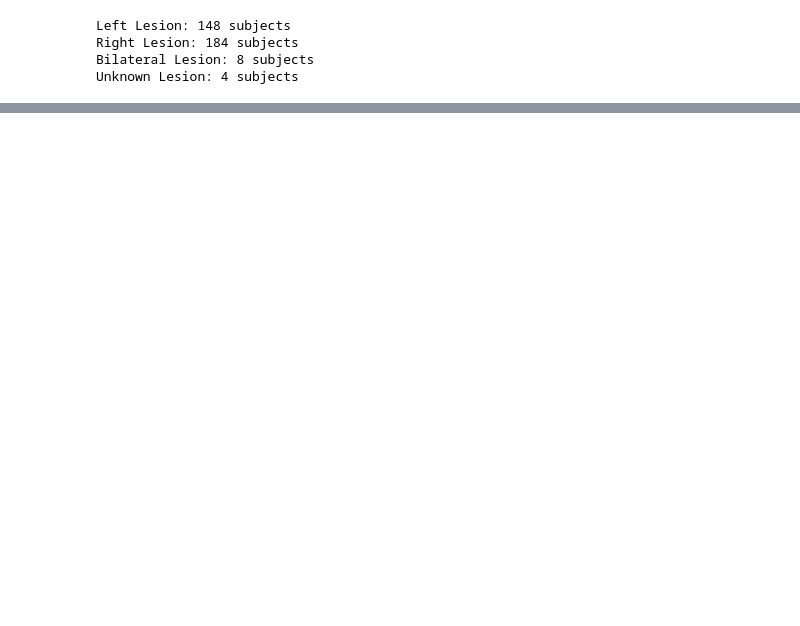
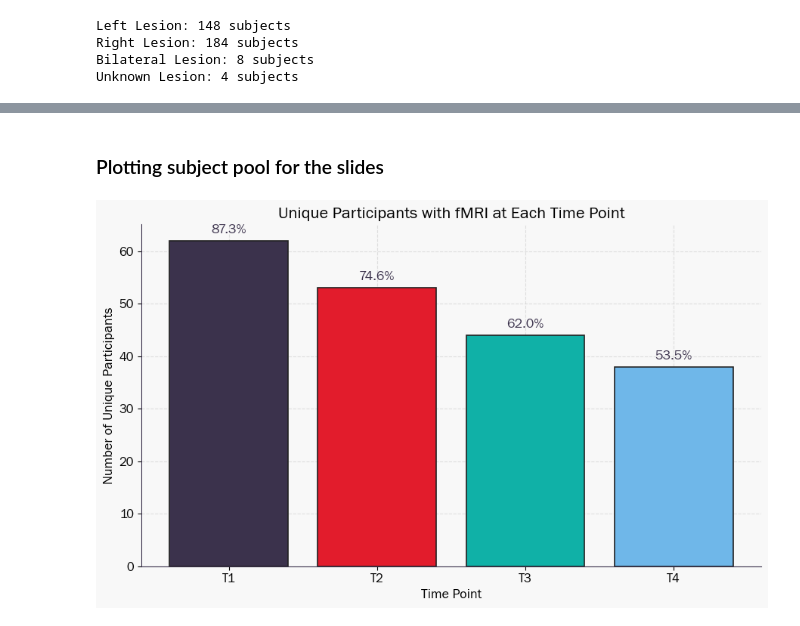
Before and after one commit to maylismlr/uphummel_MA4, a Jupyter notebook: clustering.ipynb, the cells around one changed output, grey strips where cells are left out. Saved outputs shown, nothing was run; the diff lists cells and outputs as text; code cells hidden in the pictures; blank space fills up the shorter version.

```diff
--- a/clustering.ipynb
+++ b/clustering.ipynb
@@ -462,0 +607,42 @@ all_matrices.T1_matrix[1].shape
+# %% [markdown]
+### Plotting subject pool for the slides
+# %%
+import matplotlib.pyplot as plt
+
+plt.rcParams.update({
+    "font.family": "Franklin Gothic Book",
+    "axes.titlesize": 16,
+    "axes.titleweight": "bold",
+    "axes.labelsize": 13,
+    "axes.labelweight": "bold",
+    "xtick.labelsize": 12,
+    "ytick.labelsize": 12,
+    "legend.fontsize": 12,
+    "axes.edgecolor": "#3B324C",
+    "axes.grid": True,
+    "grid.color": "#D3D3D3",
+    "grid.linestyle": "--",
+    "grid.alpha": 0.7,
+})
+
+fig, ax = plt.subplots(figsize=(9, 5.5))
+bars = ax.bar(unique_counts.index, unique_counts.values, color=bar_colors, edgecolor="#222", linewidth=1.2)
+
+for bar, pct in zip(bars, percentages_corrected):
+    height = bar.get_height()
+    ax.text(bar.get_x() + bar.get_width() / 2, height + 1, f'{pct}%',
+            ha='center', va='bottom', fontsize=13, fontweight='bold', color="#3B324C", family="Franklin Gothic Book")
+
+ax.set_title("Unique Participants with fMRI at Each Time Point")
+ax.set_xlabel("Time Point")
+ax.set_ylabel("Number of Unique Participants")
+ax.spines['top'].set_visible(False)
+ax.spines['right'].set_visible(False)
+ax.set_axisbelow(True)
+plt.tight_layout()
+plt.show()
+
+# Set transparent background when saving (if needed)
+fig.savefig("unique_participants.png", transparent=True)
+# %% [output]
+[figure, added]
```
Also changed, not shown: parts of 21 cells of this notebook, 4 other files.
